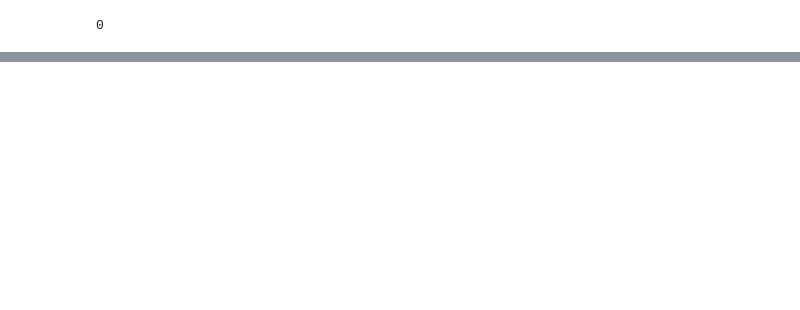
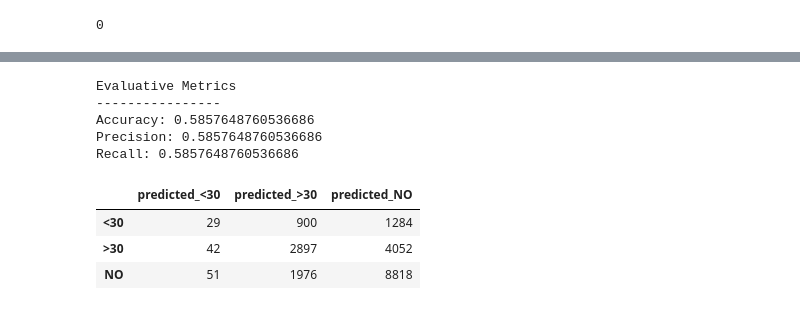
Before and after one commit to ryskgit/QTW_CaseStudy, a Jupyter notebook: Case Study 2/JD_draft2.ipynb, the cells around one changed output, grey strips where cells are left out. Saved outputs shown, nothing was run; the diff lists cells and outputs as text; code cells hidden in the pictures; blank space fills up the shorter version.

```diff
--- a/Case Study 2/JD_draft2.ipynb
+++ b/Case Study 2/JD_draft2.ipynb
@@ -458,0 +468,8 @@ final_train.isna().sum().sum()
+# %%
+# sets for model fit and prediction (regression)
+X_test = test.drop(columns = ['readmitted'])
+y_test = test['readmitted']
+X_train = final_train.drop(columns = ['readmitted'])
+y_train = final_train['readmitted']
+# %%
+model.fit(X_train, y_train)
@@ -458,0 +494,3 @@ final_train.isna().sum().sum()
+# %%
+# create prediction array
+X_test_pred = model.predict(X_test)
@@ -458,0 +558,19 @@ final_train.isna().sum().sum()
+# %%
+# Assigning metrics for Regression model
+reg_eval = eval_metrics(y_test, X_test_pred)
+reg_cm = np.array(confusion_matrix(y_test, X_test_pred))
+# %% [output]
+Evaluative Metrics
+----------------
+Accuracy: 0.5857648760536686
+Precision: 0.5857648760536686
+Recall: 0.5857648760536686
+# %%
+# Confusion Matrix for Regression model
+pd.DataFrame(reg_cm, index = ['<30', '>30', 'NO'],
+columns = ['predicted_<30', 'predicted_>30', 'predicted_NO'])
+# %% [output]
+|  | predicted_<30 | predicted_>30 | predicted_NO |
+| <30 | 29 | 900 | 1284 |
+| >30 | 42 | 2897 | 4052 |
+| NO | 51 | 1976 | 8818 |
```
Also changed, not shown: parts of 21 cells of this notebook.
